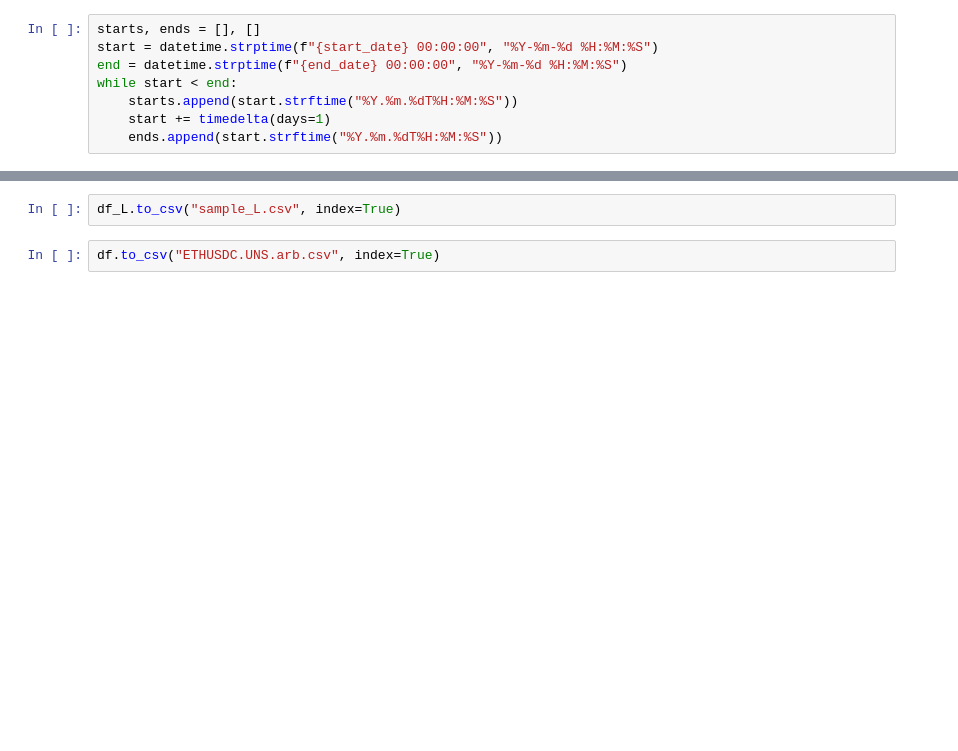
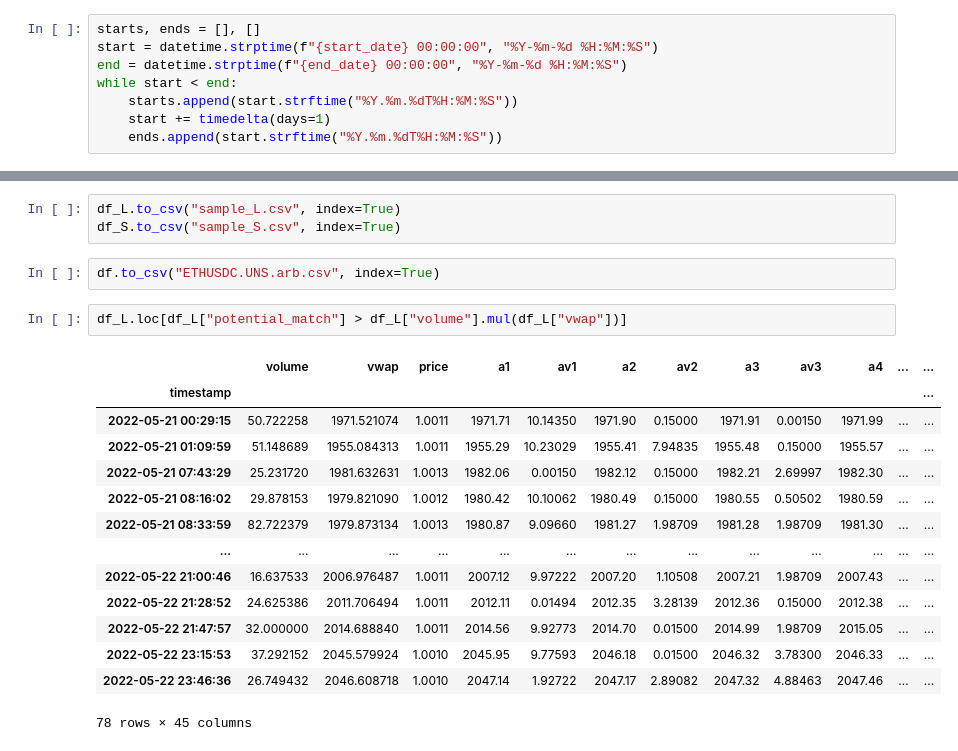
Before and after one commit to cryptoComChenXu/dex, a Jupyter notebook: dex_trade.ipynb, the cells around one changed output, grey strips where cells are left out. Cells and saved outputs as stored; diff of their text form; blank space fills up the shorter version.

```diff
--- a/dex_trade.ipynb
+++ b/dex_trade.ipynb
@@ -179,4 +337,22 @@ df
 # %%
 df_L.to_csv("sample_L.csv", index=True)
+df_S.to_csv("sample_S.csv", index=True)
 # %%
 df.to_csv("ETHUSDC.UNS.arb.csv", index=True)
+# %%
+df_L.loc[df_L["potential_match"] > df_L["volume"].mul(df_L["vwap"])]
+# %% [output]
+|  | volume | vwap | price | a1 | av1 | a2 | av2 | a3 | av3 | a4 | ... | ... |
+| timestamp |  |  |  |  |  |  |  |  |  |  |  | ... |
+| 2022-05-21 00:29:15 | 50.722258 | 1971.521074 | 1.0011 | 1971.71 | 10.14350 | 1971.90 | 0.15000 | 1971.91 | 0.00150 | 1971.99 | ... | ... |
+| 2022-05-21 01:09:59 | 51.148689 | 1955.084313 | 1.0011 | 1955.29 | 10.23029 | 1955.41 | 7.94835 | 1955.48 | 0.15000 | 1955.57 | ... | ... |
+| 2022-05-21 07:43:29 | 25.231720 | 1981.632631 | 1.0013 | 1982.06 | 0.00150 | 1982.12 | 0.15000 | 1982.21 | 2.69997 | 1982.30 | ... | ... |
+| 2022-05-21 08:16:02 | 29.878153 | 1979.821090 | 1.0012 | 1980.42 | 10.10062 | 1980.49 | 0.15000 | 1980.55 | 0.50502 | 1980.59 | ... | ... |
+| 2022-05-21 08:33:59 | 82.722379 | 1979.873134 | 1.0013 | 1980.87 | 9.09660 | 1981.27 | 1.98709 | 1981.28 | 1.98709 | 1981.30 | ... | ... |
+| ... | ... | ... | ... | ... | ... | ... | ... | ... | ... | ... | ... | ... |
+| 2022-05-22 21:00:46 | 16.637533 | 2006.976487 | 1.0011 | 2007.12 | 9.97222 | 2007.20 | 1.10508 | 2007.21 | 1.98709 | 2007.43 | ... | ... |
+| 2022-05-22 21:28:52 | 24.625386 | 2011.706494 | 1.0011 | 2012.11 | 0.01494 | 2012.35 | 3.28139 | 2012.36 | 0.15000 | 2012.38 | ... | ... |
+| 2022-05-22 21:47:57 | 32.000000 | 2014.688840 | 1.0011 | 2014.56 | 9.92773 | 2014.70 | 0.01500 | 2014.99 | 1.98709 | 2015.05 | ... | ... |
+| 2022-05-22 23:15:53 | 37.292152 | 2045.579924 | 1.0010 | 2045.95 | 9.77593 | 2046.18 | 0.01500 | 2046.32 | 3.78300 | 2046.33 | ... | ... |
+| 2022-05-22 23:46:36 | 26.749432 | 2046.608718 | 1.0010 | 2047.14 | 1.92722 | 2047.17 | 2.89082 | 2047.32 | 4.88463 | 2047.46 | ... | ... |
+78 rows × 45 columns
```
Also changed, not shown: parts of 15 cells of this notebook.
